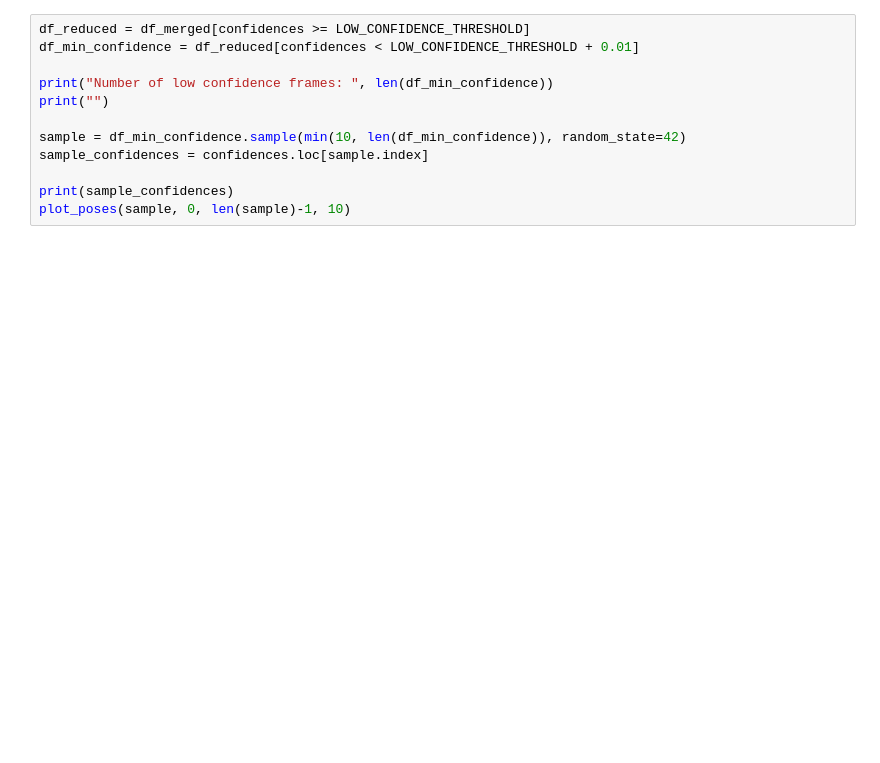
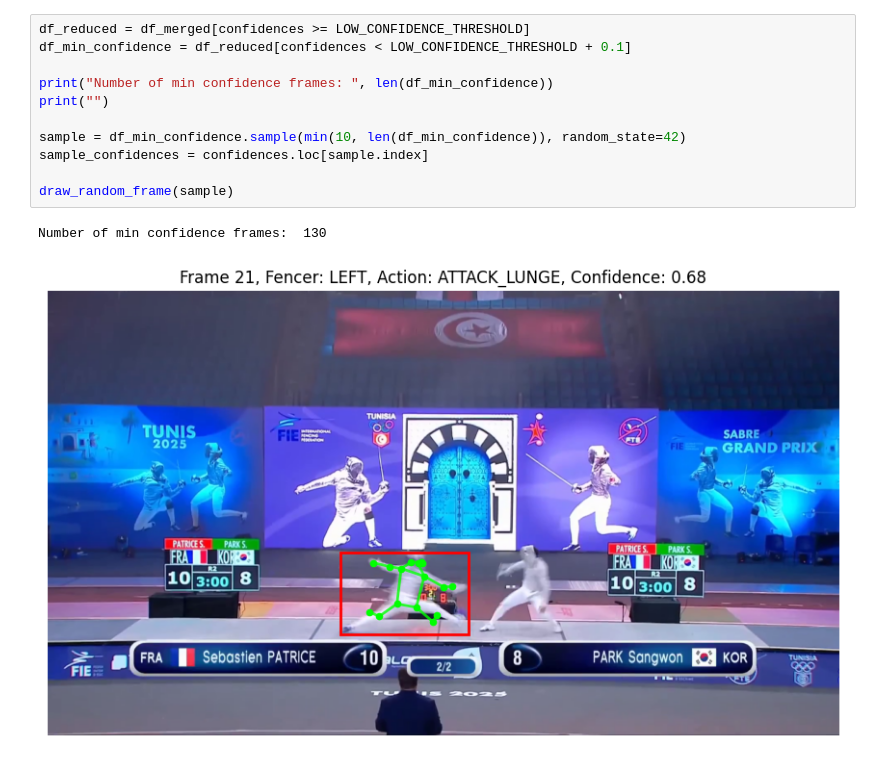
Before and after one commit to MistakesWereMaed/SaberPredict, a Jupyter notebook: Dataset/Pipeline/2-KeypointCleaning.ipynb, the cells around one changed output. Drawn from its saved outputs; the diff is of its cells as text; blank space fills up the shorter version.

```diff
--- a/Dataset/Pipeline/2-KeypointCleaning.ipynb
+++ b/Dataset/Pipeline/2-KeypointCleaning.ipynb
@@ -170,14 +139,16 @@ plot_poses(df_low_confidence, 0, len(sample)-1, 10)
 # %%
 df_reduced = df_merged[confidences >= LOW_CONFIDENCE_THRESHOLD]
-df_min_confidence = df_reduced[confidences < LOW_CONFIDENCE_THRESHOLD + 0.01]
+df_min_confidence = df_reduced[confidences < LOW_CONFIDENCE_THRESHOLD + 0.1]
 
-print("Number of low confidence frames: ", len(df_min_confidence))
+print("Number of min confidence frames: ", len(df_min_confidence))
 print("")
 
 sample = df_min_confidence.sample(min(10, len(df_min_confidence)), random_state=42)
 sample_confidences = confidences.loc[sample.index]
 
-print(sample_confidences)
-plot_poses(sample, 0, len(sample)-1, 10)
+draw_random_frame(sample)
+# %% [output]
+Number of min confidence frames:  130
+[figure, added]
 # %%
 df_interpolated, stats = interpolate_frames(df_reduced)
```
Also changed, not shown: parts of 13 cells of this notebook, 5 other files.
